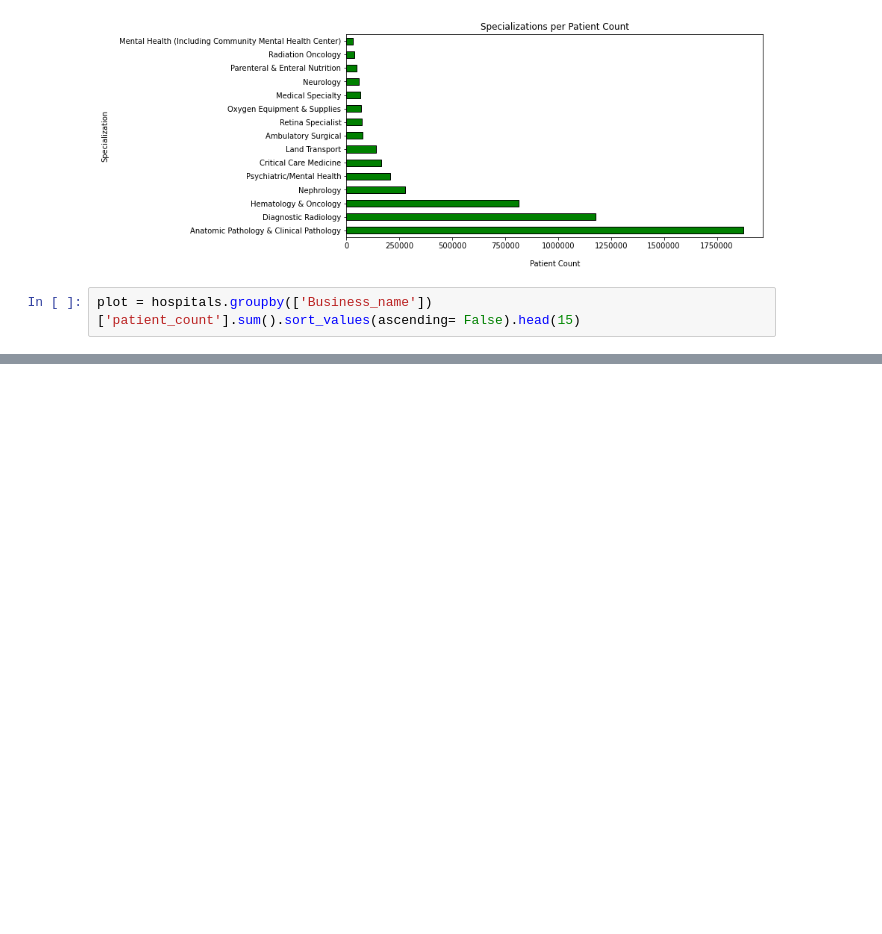
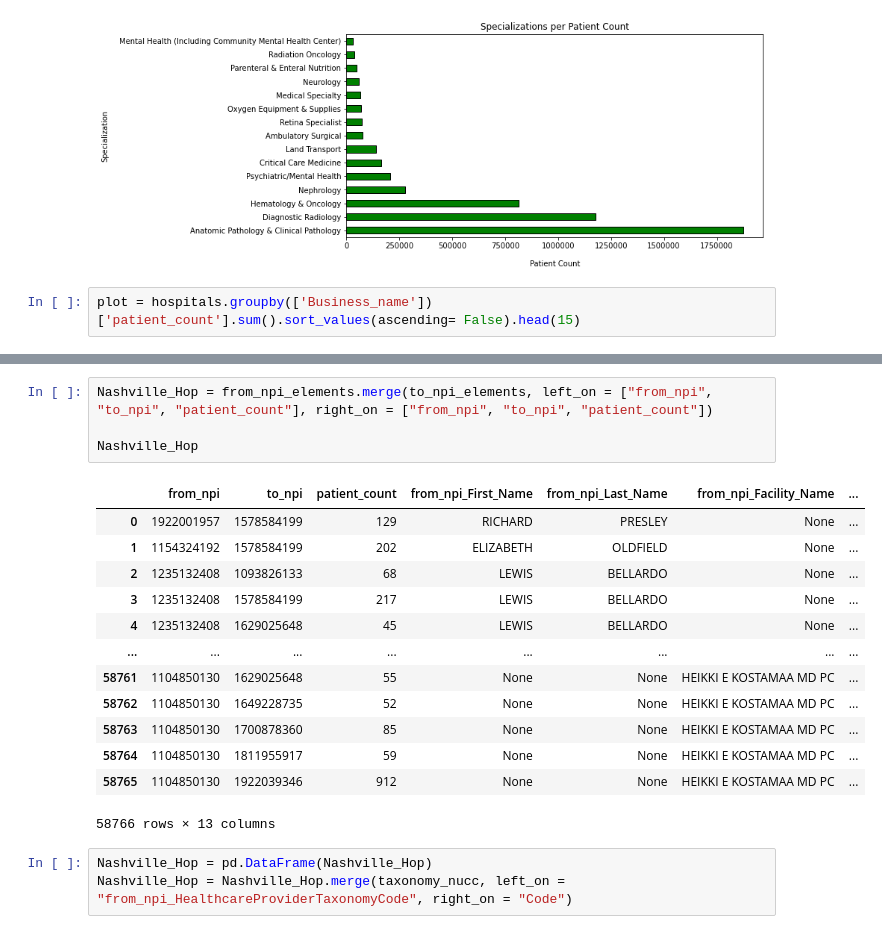
Before and after one commit to nss-data-science-cohort-6/hop_team-double-eagle-ii, a Jupyter notebook: Analysis_AC.ipynb, the cells around one changed output, grey strips where cells are left out. Cells and saved outputs as stored; diff of their text form; blank space fills up the shorter version.

```diff
--- a/Analysis_AC.ipynb
+++ b/Analysis_AC.ipynb
@@ -311,0 +379,21 @@ plot = hospitals.groupby(['Business_name'])['patient_count'].sum().sort_values(a
+# %%
+Nashville_Hop = from_npi_elements.merge(to_npi_elements, left_on = ["from_npi", "to_npi", "patient_count"], right_on = ["from_npi", "to_npi", "patient_count"])
+
+Nashville_Hop
+# %% [output]
+|  | from_npi | to_npi | patient_count | from_npi_First_Name | from_npi_Last_Name | from_npi_Facility_Name | ... |
+| 0 | 1922001957 | 1578584199 | 129 | RICHARD | PRESLEY | None | ... |
+| 1 | 1154324192 | 1578584199 | 202 | ELIZABETH | OLDFIELD | None | ... |
+| 2 | 1235132408 | 1093826133 | 68 | LEWIS | BELLARDO | None | ... |
+| 3 | 1235132408 | 1578584199 | 217 | LEWIS | BELLARDO | None | ... |
+| 4 | 1235132408 | 1629025648 | 45 | LEWIS | BELLARDO | None | ... |
+| ... | ... | ... | ... | ... | ... | ... | ... |
+| 58761 | 1104850130 | 1629025648 | 55 | None | None | HEIKKI E KOSTAMAA MD PC | ... |
+| 58762 | 1104850130 | 1649228735 | 52 | None | None | HEIKKI E KOSTAMAA MD PC | ... |
+| 58763 | 1104850130 | 1700878360 | 85 | None | None | HEIKKI E KOSTAMAA MD PC | ... |
+| 58764 | 1104850130 | 1811955917 | 59 | None | None | HEIKKI E KOSTAMAA MD PC | ... |
+| 58765 | 1104850130 | 1922039346 | 912 | None | None | HEIKKI E KOSTAMAA MD PC | ... |
+58766 rows × 13 columns
+# %%
+Nashville_Hop = pd.DataFrame(Nashville_Hop)
+Nashville_Hop = Nashville_Hop.merge(taxonomy_nucc, left_on = "from_npi_HealthcareProviderTaxonomyCode", right_on = "Code")
```
Also changed, not shown: parts of 10 cells of this notebook.
